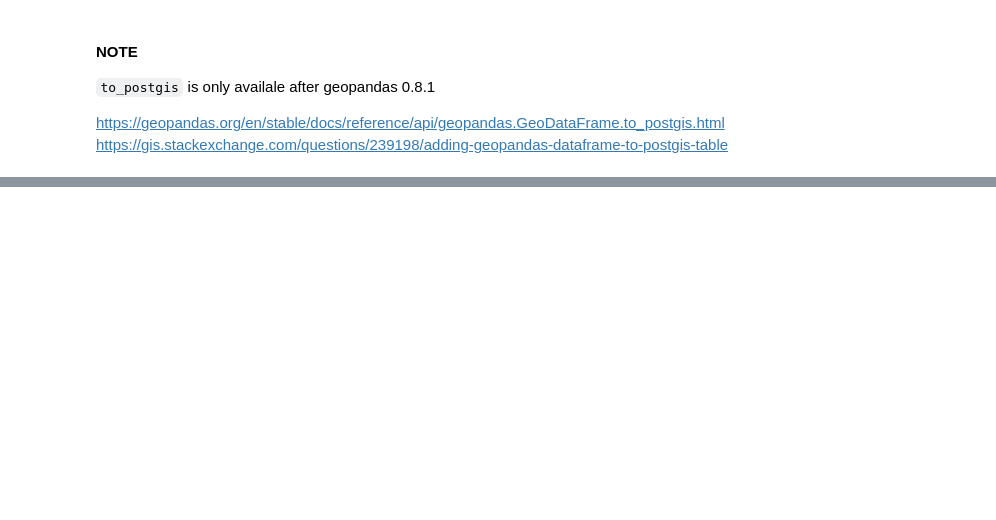
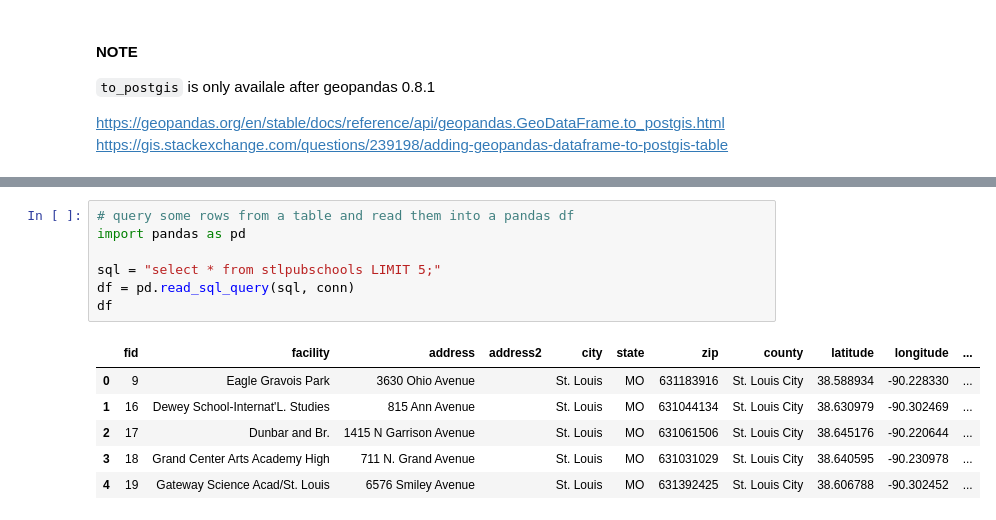
Before and after one commit to PMattox/dsa_masters, a Jupyter notebook: DSA_Capstone/Test_DB.ipynb, the cells around one changed output, grey strips where cells are left out. Cells and saved outputs as stored; diff of their text form; blank space fills up the shorter version.

```diff
--- a/DSA_Capstone/Test_DB.ipynb
+++ b/DSA_Capstone/Test_DB.ipynb
@@ -102,0 +149,14 @@ stl_schools_pub.to_postgis(
+# %%
+# query some rows from a table and read them into a pandas df
+import pandas as pd
+
+sql = "select * from stlpubschools LIMIT 5;"
+df = pd.read_sql_query(sql, conn)
+df
+# %% [output]
+|  | fid | facility | address | address2 | city | state | zip | county | latitude | longitude | ... |
+| 0 | 9 | Eagle Gravois Park | 3630 Ohio Avenue |  | St. Louis | MO | 631183916 | St. Louis City | 38.588934 | -90.228330 | ... |
+| 1 | 16 | Dewey School-Internat'L. Studies | 815 Ann Avenue |  | St. Louis | MO | 631044134 | St. Louis City | 38.630979 | -90.302469 | ... |
+| 2 | 17 | Dunbar and Br. | 1415 N Garrison Avenue |  | St. Louis | MO | 631061506 | St. Louis City | 38.645176 | -90.220644 | ... |
+| 3 | 18 | Grand Center Arts Academy High | 711 N. Grand Avenue |  | St. Louis | MO | 631031029 | St. Louis City | 38.640595 | -90.230978 | ... |
+| 4 | 19 | Gateway Science Acad/St. Louis | 6576 Smiley Avenue |  | St. Louis | MO | 631392425 | St. Louis City | 38.606788 | -90.302452 | ... |
```
Also changed, not shown: parts of 18 cells of this notebook, 8 other files.
